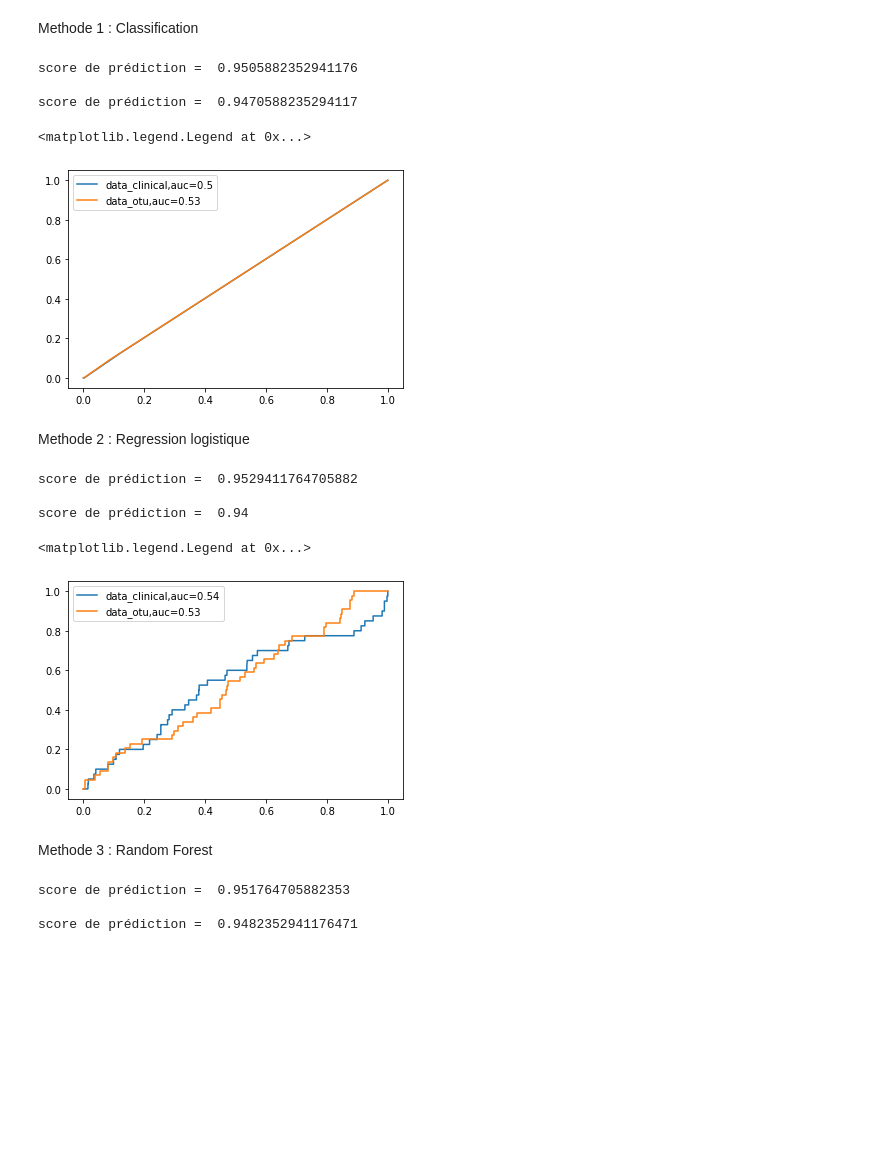
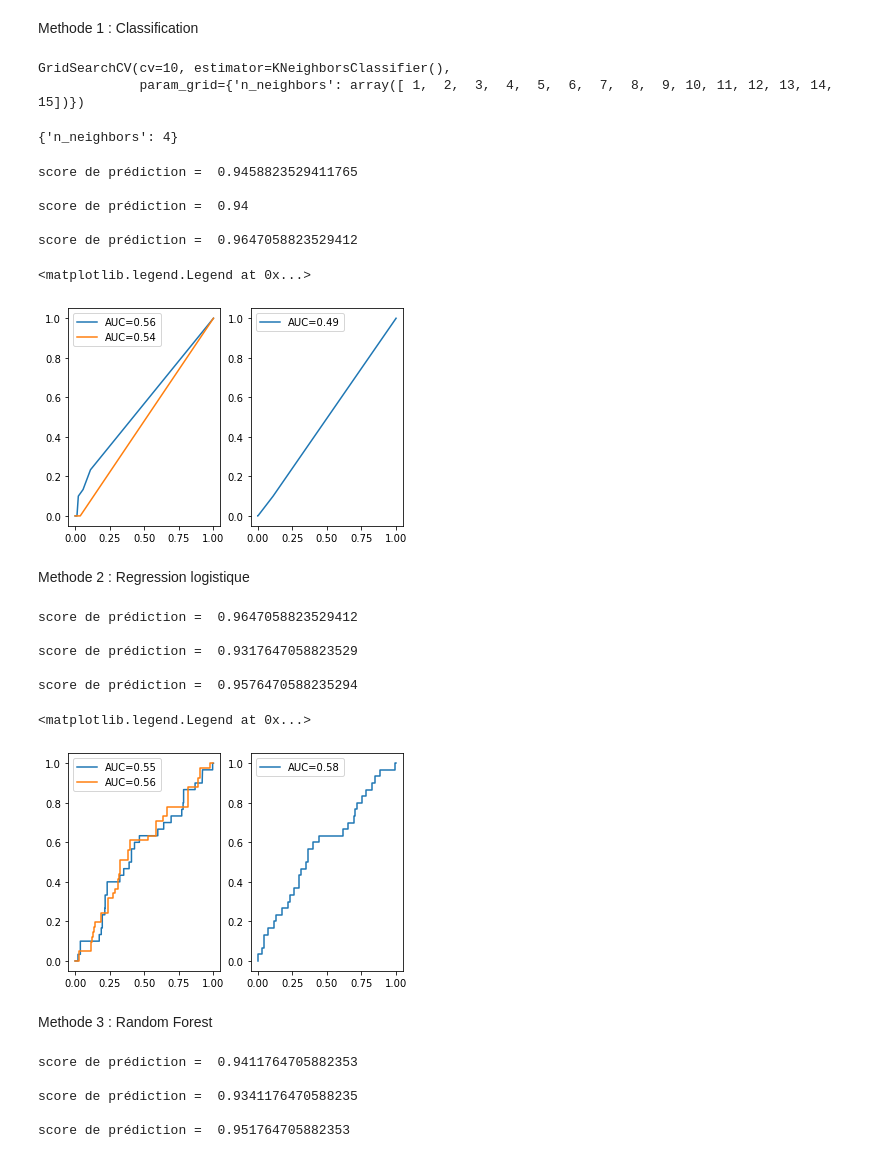
Before and after one commit to HadramiNdoye/Devoir_1_fouille_texte, a Jupyter notebook: Devoir_1.ipynb, the cells around one changed output. Drawn from its saved outputs; the diff is of its cells as text; code cells hidden in the pictures; blank space fills up the shorter version.

```diff
--- a/Devoir_1.ipynb
+++ b/Devoir_1.ipynb
@@ -192,53 +201,87 @@ def model_selection(model,x_train,y_train,x_test,y_test):
 Methode 1 : Classification
 # %%
 from sklearn.neighbors import KNeighborsClassifier
-model_1 = KNeighborsClassifier(2)
-model_1_clinical = model_selection(model_1,train_data_clinical,y_train_clinical,test_data_clinical,y_test_clinical)
-model_1_otu = model_selection(model_1,train_data_otu,y_train_otu,test_data_otu,y_test_otu)
+model_1 = KNeighborsClassifier(n_neighbors=4)
+model_1_clinical = model_selection(model_1,X_train_clinical,y_train_clinical,X_test_clinical,y_test_clinical)
+model_1_otu = model_selection(model_1,X_train_otu,y_train_otu,X_test_otu,y_test_otu)
+model_1_clinical_otu = model_selection(model_1,X_train,y_train,X_test,y_test)
+# %%
+from sklearn.model_selection import GridSearchCV
+param_grid = {'n_neighbors':np.arange(1,16)}
+grid_search = GridSearchCV(model_1,param_grid,cv=10)
+grid_search.fit(X_train,y_train)
+# %% [output]
+GridSearchCV(cv=10, estimator=KNeighborsClassifier(),
+             param_grid={'n_neighbors': array([ 1,  2,  3,  4,  5,  6,  7,  8,  9, 10, 11, 12, 13, 14, 15])})
+# %%
+grid_search.best_params_
+# %% [output]
+{'n_neighbors': 4}
 # %%
 print("score de prédiction = ",model_1_clinical['score'],"\n")
-print("score de prédiction = ",model_1_otu['score'])
+print("score de prédiction = ",model_1_otu['score'],"\n")
+print("score de prédiction = ",model_1_clinical_otu['score'])
 # %% [output]
-score de prédiction =  0.9505882352941176
+score de prédiction =  0.9458823529411765
 
-score de prédiction =  0.9470588235294117
+score de prédiction =  0.94
+
+score de prédiction =  0.9647058823529412
 # %%
 from sklearn.metrics import roc_curve,roc_auc_score
 fpr_clinical,tpr_clinical,thres_clinical = roc_curve(y_test_clinical, model_1_clinical['vect_pred'])
 fpr_otu,tpr_otu,thres_otu = roc_curve(y_test_otu, model_1_otu['vect_pred'])
 auc_clinical = roc_auc_score(y_test_clinical,model_1_clinical['vect_pred'])
 auc_otu = roc_auc_score(y_test_otu,model_1_clinical['vect_pred'])
-plt.plot(fpr_clinical,tpr_clinical,label="data_clinical,auc="+str(np.round(auc_clinical,2)))
-plt.plot(fpr_otu,tpr_otu,label="data_otu,auc="+str(np.round(auc_otu,2)))
+fpr_clinical_otu,tpr_clinical_otu,thres_clinical_otu = roc_curve(y_test, model_1_clinical_otu['vect_pred'])
+auc_clinical_otu = roc_auc_score(y_test,model_1_clinical_otu['vect_pred'])
+plt.subplot(121)
+plt.plot(fpr_clinical,tpr_clinical,label="AUC="+str(np.round(auc_clinical,2)))
+plt.plot(fpr_otu,tpr_otu,label="AUC="+str(np.round(auc_otu,2)))
 plt.legend()
+plt.subplot(122)
+plt.plot(fpr_clinical_otu,tpr_clinical_otu,label="AUC="+str(np.round(auc_clinical_otu,2)))
+plt.legend()
 # %% [output]
 <matplotlib.legend.Legend at 0x...>
-[figure, old version]
+[figure, new version]
 # %% [markdown]
 Methode 2 : Regression logistique
 # %%
 from sklearn.linear_model import LogisticRegression
-model_2 = LogisticRegression(max_iter=1000,random_state=0)
-model_2_clinical = model_selection(model_2,train_data_clinical,y_train_clinical,test_data_clinical,y_test_clinical)
-model_2_otu = model_selection(model_2,train_data_otu,y_train_otu,test_data_otu,y_test_otu)
+model_2 = LogisticRegression(penalty="l1",max_iter=1000,random_state=0,solver="liblinear")
+model_2_clinical = model_selection(model_2,X_train_clinical,y_train_clinical,X_test_clinical,y_test_clinical)
+model_2_otu = model_selection(model_2,X_train_otu,y_train_otu,X_test_otu,y_test_otu)
+# %%
+model=LogisticRegression(max_iter=1000)
+model_2_clinical_otu = model_selection(model,X_train,y_train,X_test,y_test)
 # %%
 print("score de prédiction = ",model_2_clinical['score'],"\n")
-print("score de prédiction = ",model_2_otu['score'])
+print("score de prédiction = ",model_2_otu['score'],"\n")
+print("score de prédiction = ",model_2_clinical_otu['score'])
 # %% [output]
-score de prédiction =  0.9529411764705882
+score de prédiction =  0.9647058823529412
 
-score de prédiction =  0.94
+score de prédiction =  0.9317647058823529
+
+score de prédiction =  0.9576470588235294
 # %%
 fpr_clinical,tpr_clinical,thres_clinical = roc_curve(y_test_clinical, model_2_clinical['vect_pred'])
 auc_clinical = roc_auc_score(y_test_clinical,model_2_clinical['vect_pred'])
 fpr_otu,tpr_otu,thres_otu = roc_curve(y_test_otu, model_2_otu['vect_pred'])
 auc_otu = roc_auc_score(y_test_otu,model_2_otu['vect_pred'])
-plt.plot(fpr_clinical,tpr_clinical,label="data_clinical,auc="+str(np.round(auc_clinical,2)))
-plt.plot(fpr_otu,tpr_otu,label="data_otu,auc="+str(np.round(auc_otu,2)))
+fpr_clinical_otu,tpr_clinical_otu,thres_clinical_otu = roc_curve(y_test, model_2_clinical_otu['vect_pred'])
+auc_clinical_otu = roc_auc_score(y_test,model_2_clinical_otu['vect_pred'])
+plt.subplot(121)
+plt.plot(fpr_clinical,tpr_clinical,label="AUC="+str(np.round(auc_clinical,2)))
+plt.plot(fpr_otu,tpr_otu,label="AUC="+str(np.round(auc_otu,2)))
 plt.legend()
+plt.subplot(122)
+plt.plot(fpr_clinical_otu,tpr_clinical_otu,label="AUC="+str(np.round(auc_clinical_otu,2)))
+plt.legend()
 # %% [output]
 <matplotlib.legend.Legend at 0x...>
-[figure, old version]
+[figure, new version]
 # %% [markdown]
 Methode 3 : Random Forest
 # %%
@@ -249,10 +294,13 @@ model_3_otu = model_selection(model_3,train_data_otu,y_train_otu,test_data_otu,y
 # %%
 print("score de prédiction = ",model_3_clinical['score'],"\n")
-print("score de prédiction = ",model_3_otu['score'])
+print("score de prédiction = ",model_3_otu['score'],"\n")
+print("score de prédiction = ",model_3_clinical_otu['score'])
 # %% [output]
+score de prédiction =  0.9411764705882353
+
+score de prédiction =  0.9341176470588235
+
 score de prédiction =  0.951764705882353
-
-score de prédiction =  0.9482352941176471
 # %%
 fpr_clinical,tpr_clinical,thres_clinical = roc_curve(y_test_clinical, model_3_clinical['vect_pred'])
 auc_clinical = roc_auc_score(y_test_clinical,model_3_clinical['vect_pred'])
```
Also changed, not shown: parts of 8 cells of this notebook.
